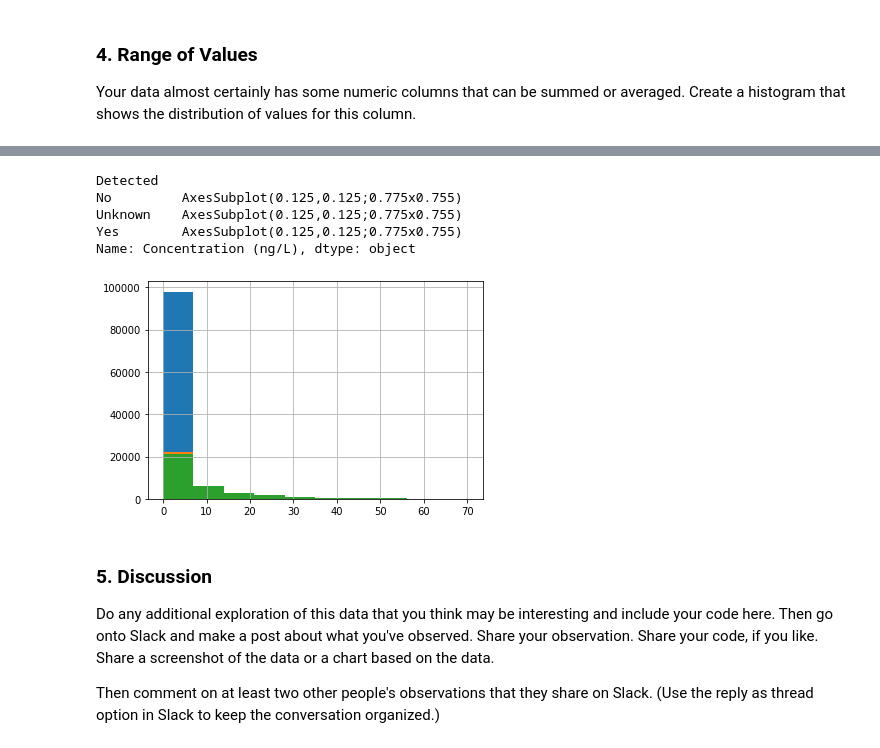
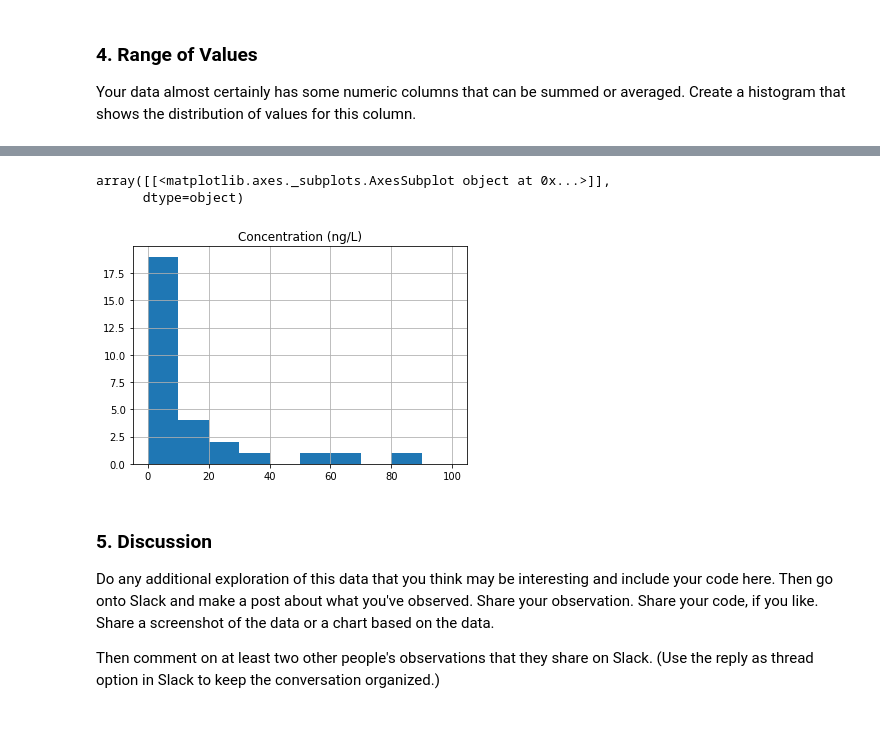
Before and after one commit to Anhvu1995/hds5210-2022, a Jupyter notebook: week13/week13_assignment_2.ipynb, the cells around one changed output, grey strips where cells are left out. Cells and saved outputs as stored; diff of their text form; code cells hidden in the pictures.

```diff
--- a/week13/week13_assignment_2.ipynb
+++ b/week13/week13_assignment_2.ipynb
@@ -85,7 +85,7 @@ Your data almost certainly has some numeric columns that can be summed or averag
 no_na = data['Concentration (ng/L)'] == '-'
 data = data[~no_na]
 
-contaminant = data.groupby('Detected')
+contaminant = data.groupby('Contaminant')
 data['Concentration (ng/L)'] = pd.to_numeric(data['Concentration (ng/L)'])
 
 contaminant['Concentration (ng/L)'].agg(['min','max','mean','median','std','count'])
@@ -98,12 +111,9 @@ contaminant['Concentration (ng/L)'].agg(['min','max','mean','median','std','coun
 # %%
-contaminant['Concentration (ng/L)'].hist(range = [0,70])
+contaminant.agg({'Concentration (ng/L)' : 'sum'}).hist(range = [0,100])
 # %% [output]
-Detected
-No         AxesSubplot(0.125,0.125;0.775x0.755)
-Unknown    AxesSubplot(0.125,0.125;0.775x0.755)
-Yes        AxesSubplot(0.125,0.125;0.775x0.755)
-Name: Concentration (ng/L), dtype: object
+array([[<matplotlib.axes._subplots.AxesSubplot object at 0x...>]],
+      dtype=object)
-[figure, old version]
+[figure, new version]
 # %% [markdown]
 ### 5. Discussion
 
```
Also changed, not shown: parts of 1 cell of this notebook.
